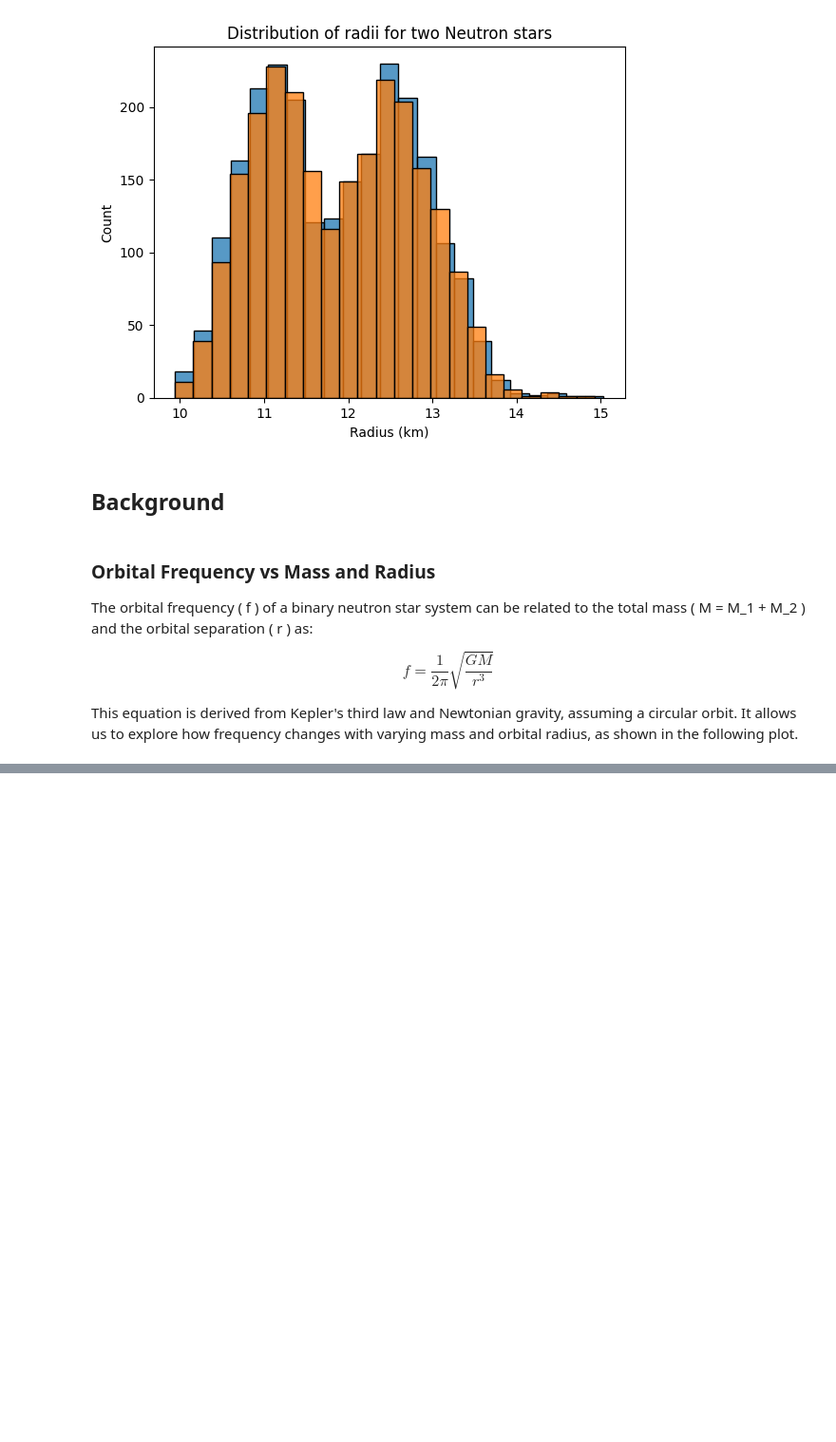
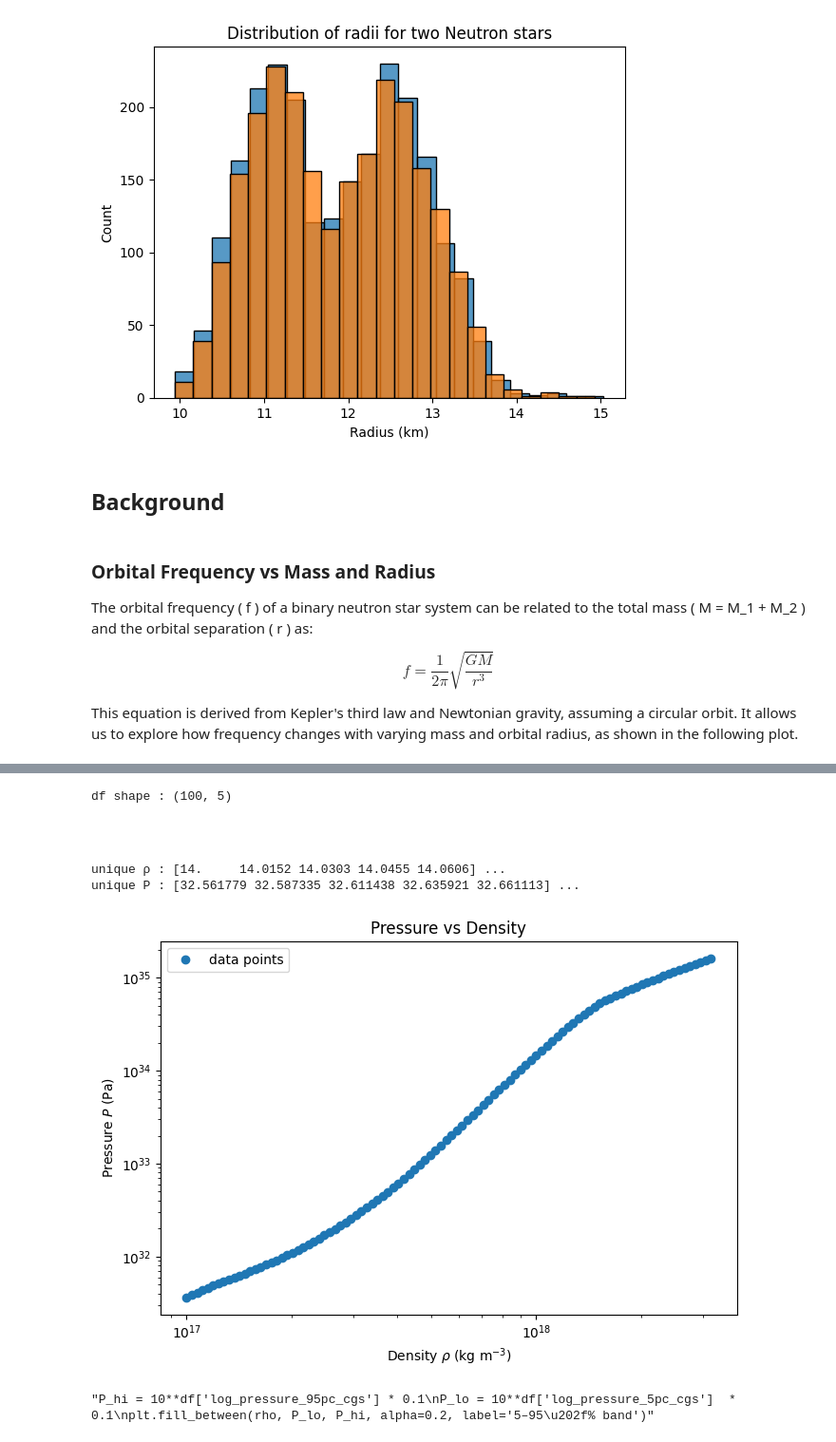
Before and after one commit to topollonaketsana/GW-Neutron_Star_Merger, a Jupyter notebook: notebook/parametized_data.ipynb, the cells around one changed output, grey strips where cells are left out. Shown at 95% size. Saved outputs shown, nothing was run; the diff lists cells and outputs as text; code cells hidden in the pictures; blank space fills up the shorter version.

```diff
--- a/notebook/parametized_data.ipynb
+++ b/notebook/parametized_data.ipynb
@@ -159,0 +202,6 @@ $
+# %%
+# columns  rho[kg/m^3], P[Pa]
+path = '../data/Pressure_density_credible_levels.dat'
+df = pd.read_csv(path)
+
+df
@@ -159,0 +237,6 @@ $
+# %%
+print("df shape :", df.shape)
+# %% [output]
+df shape : (100, 5)
+# %% [markdown]
+#####
@@ -159,0 +249,31 @@ $
+# %%
+# log10 values
+rho_log = df['log_density_cgs'].values        # kg m^-3
+P_log   = df['log_pressure_5pc_cgs'].values          # Pa
+
+# convert to linear
+rho_si = 10**rho_log * 1e3      #  kg m^-3
+P_si  = 10**P_log  * 0.1       # Pa
+# %%
+# Make sure arrays are sorted by density (ascending)
+order = np.argsort(rho_si)
+rho_si = rho_si[order]
+P_si   = P_si[order]
+# %%
+print("unique ρ :", np.unique(rho_log)[:5], "...")
+print("unique P :", np.unique(P_log)[:5], "...")
+# %% [output]
+unique ρ : [14.     14.0152 14.0303 14.0455 14.0606] ...
+unique P : [32.561779 32.587335 32.611438 32.635921 32.661113] ...
+# %%
+plt.figure(figsize=(7,5))
+plt.loglog(rho_si, P_si, 'o', label= 'data points')
+plt.xlabel(r'Density $\rho$ (kg m$^{-3}$)')
+plt.ylabel(r'Pressure $P$ (Pa)')
+plt.title('Pressure vs Density')
+
+plt.legend()
+plt.tight_layout()
+plt.show()
+# %% [output]
+[figure, added]
@@ -159,0 +284,6 @@ $
+# %%
+'''P_hi = 10**df['log_pressure_95pc_cgs'] * 0.1
+P_lo = 10**df['log_pressure_5pc_cgs']  * 0.1
+plt.fill_between(rho, P_lo, P_hi, alpha=0.2, label='5–95 % band')'''
+# %% [output]
+"P_hi = 10**df['log_pressure_95pc_cgs'] * 0.1\nP_lo = 10**df['log_pressure_5pc_cgs']  * 0.1\nplt.fill_between(rho, P_lo, P_hi, alpha=0.2, label='5–95\u202f% band')"
```
Also changed, not shown: parts of 18 cells of this notebook, 5 other files.
